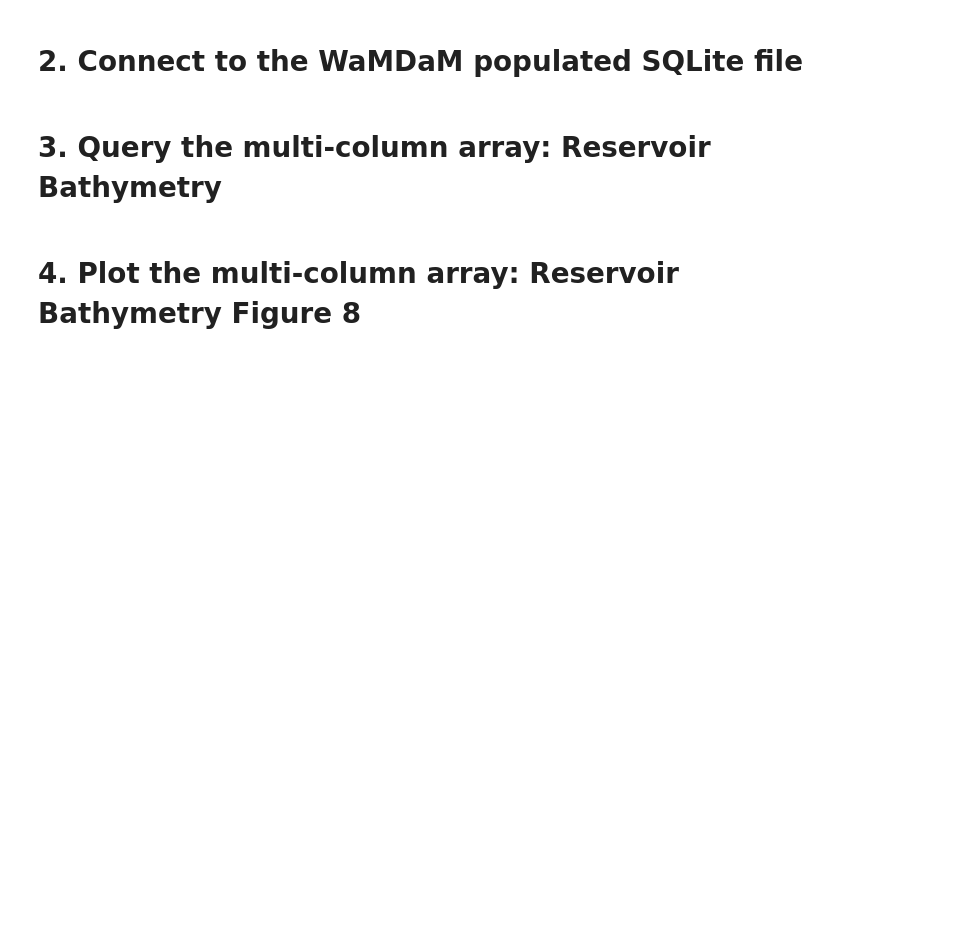
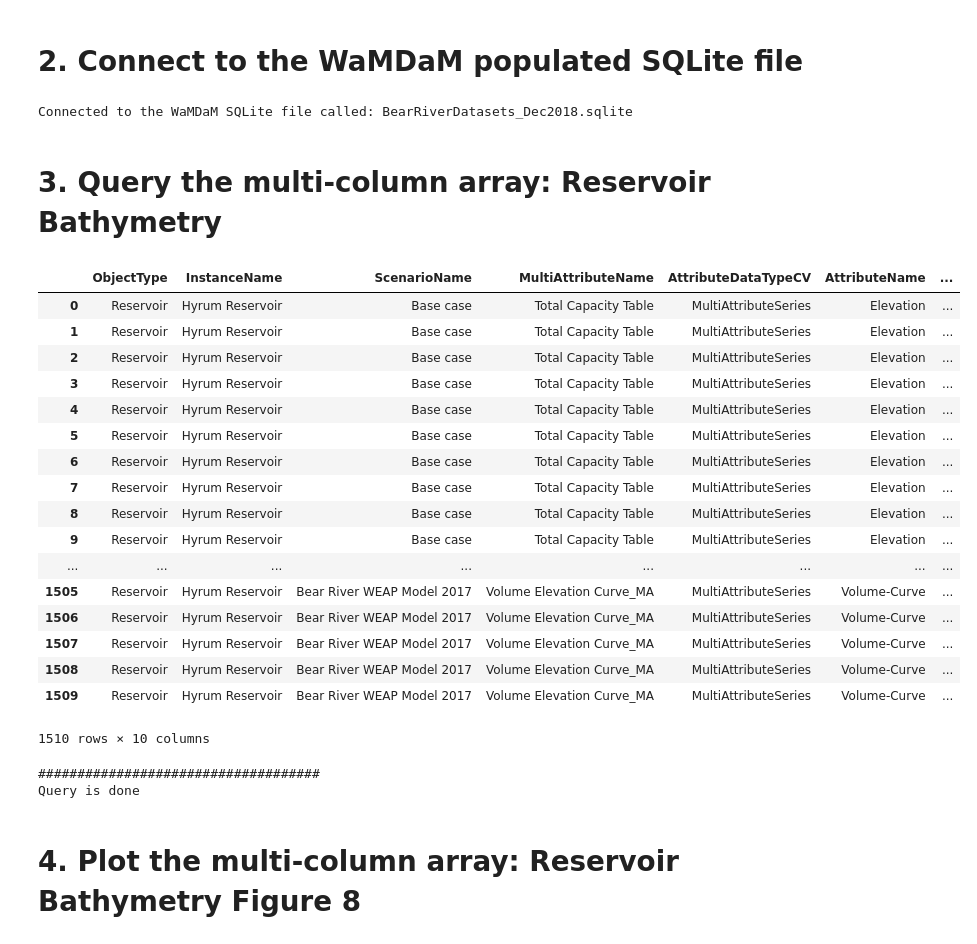
Before and after one commit to WamdamProject/WaMDaM_JupyterNotebooks, a Jupyter notebook: 1_QuerySelect/09_Use_Case_3.3_array_reservoir.ipynb, the cells around one changed output. Saved outputs shown, nothing was run; the diff lists cells and outputs as text; code cells hidden in the pictures; blank space fills up the shorter version.

```diff
--- a/1_QuerySelect/09_Use_Case_3.3_array_reservoir.ipynb
+++ b/1_QuerySelect/09_Use_Case_3.3_array_reservoir.ipynb
@@ -72,13 +74,15 @@ print 'The needed Python libraries have been imported'
 # the SQLite file is published here
 
 
-WaMDaM_SQLite_Name='BearRiverDatasets_August_2018.sqlite'
+WaMDaM_SQLite_Name='BearRiverDatasets_Dec2018.sqlite'
 # WaMDaM_SQLite_Name='replicateWaMDaM.sqlite'
 
 
 conn = sqlite3.connect(WaMDaM_SQLite_Name,timeout=10)
 
 print 'Connected to the WaMDaM SQLite file called'+': '+ WaMDaM_SQLite_Name
+# %% [output]
+Connected to the WaMDaM SQLite file called: BearRiverDatasets_Dec2018.sqlite
 # %% [markdown]
 <a name="QueryBathymetry"></a>
 # 3. Query the multi-column array: Reservoir Bathymetry
@@ -108,16 +112,16 @@ Query_UseCase3_3b_text = urllib.urlopen(Query_UseCase3_3b_URL).read()
 result_df_UseCase3_3b= pd.read_sql_query(Query_UseCase3_3b_text, conn)
 
 # uncomment the below line to see the list of attributes
-# display (result_df_required)
+display (result_df_UseCase3_3b)
 
 
 # Save the datafrom as a csv file into the Jupyter notebook working space
 # result_df_UseCase3_3b.to_csv('UseCases_Results_csv\result_df_UseCase3_3b.csv', index = False)
 
 df=result_df_UseCase3_3b
-# result_df_UseCase3_3b.to_csv('result_df_UseCase3_3b.csv', index = False)
+result_df_UseCase3_3b.to_csv('result_df_UseCase3_3b_Hell.csv', index = False)
 
-# display (df)
+# display (result_df_UseCase3_3b)
 
 
 
@@ -138,33 +142,54 @@ df=result_df_UseCase3_3b
 # 4.3MergeTimeSeriesValues
 Query_UseCase3_3a_URL="""
 https://raw.githubusercontent.com/WamdamProject/WaMDaM_UseCases/master/4_Queries_SQL/UseCase3/UseCase3.3/3_MergeTimeSeriesValues.sql
 
 """
 
 # Read the query text inside the URL
 Query_UseCase3_3a_text = urllib.urlopen(Query_UseCase3_3a_URL).read()
 
 
 # return query result in a pandas data frame
 result_df_UseCase3_3a= pd.read_sql_query(Query_UseCase3_3a_text, conn)
 
 # result_df_UseCase3_3a.to_csv('result_df_UseCase3_3a.csv', index = False)
 
 
 # uncomment the below line to see the list of attributes
 # display (result_df_UseCase3_3a)
 
 
 # Save the datafrom as a csv file into the Jupyter notebook working space
 # result_df_UseCase3_3a.to_csv('UseCases_Results_csv\result_df_UseCase3_3a.csv', index = False)
 
 df2=result_df_UseCase3_3a
 # df2 = df2.to_csv(header=True, index=False).strip('\n').split('\n')
 
 # display (df2)
 
 print '####################################'
 print 'Query is done'
+# %% [output]
+|  | ObjectType | InstanceName | ScenarioName | MultiAttributeName | AttributeDataTypeCV | AttributeName | ... |
+| 0 | Reservoir | Hyrum Reservoir | Base case | Total Capacity Table | MultiAttributeSeries | Elevation | ... |
+| 1 | Reservoir | Hyrum Reservoir | Base case | Total Capacity Table | MultiAttributeSeries | Elevation | ... |
+| 2 | Reservoir | Hyrum Reservoir | Base case | Total Capacity Table | MultiAttributeSeries | Elevation | ... |
+| 3 | Reservoir | Hyrum Reservoir | Base case | Total Capacity Table | MultiAttributeSeries | Elevation | ... |
+| 4 | Reservoir | Hyrum Reservoir | Base case | Total Capacity Table | MultiAttributeSeries | Elevation | ... |
+| 5 | Reservoir | Hyrum Reservoir | Base case | Total Capacity Table | MultiAttributeSeries | Elevation | ... |
+| 6 | Reservoir | Hyrum Reservoir | Base case | Total Capacity Table | MultiAttributeSeries | Elevation | ... |
+| 7 | Reservoir | Hyrum Reservoir | Base case | Total Capacity Table | MultiAttributeSeries | Elevation | ... |
+| 8 | Reservoir | Hyrum Reservoir | Base case | Total Capacity Table | MultiAttributeSeries | Elevation | ... |
+| 9 | Reservoir | Hyrum Reservoir | Base case | Total Capacity Table | MultiAttributeSeries | Elevation | ... |
+| ... | ... | ... | ... | ... | ... | ... | ... |
+| 1505 | Reservoir | Hyrum Reservoir | Bear River WEAP Model 2017 | Volume Elevation Curve_MA | MultiAttributeSeries | Volume-Curve | ... |
+| 1506 | Reservoir | Hyrum Reservoir | Bear River WEAP Model 2017 | Volume Elevation Curve_MA | MultiAttributeSeries | Volume-Curve | ... |
+| 1507 | Reservoir | Hyrum Reservoir | Bear River WEAP Model 2017 | Volume Elevation Curve_MA | MultiAttributeSeries | Volume-Curve | ... |
+| 1508 | Reservoir | Hyrum Reservoir | Bear River WEAP Model 2017 | Volume Elevation Curve_MA | MultiAttributeSeries | Volume-Curve | ... |
+| 1509 | Reservoir | Hyrum Reservoir | Bear River WEAP Model 2017 | Volume Elevation Curve_MA | MultiAttributeSeries | Volume-Curve | ... |
+1510 rows × 10 columns
+####################################
+Query is done
 # %% [markdown]
 <a name="Plot"></a>
 # 4. Plot the multi-column array: Reservoir Bathymetry Figure 8
```
Also changed, not shown: parts of 3 cells of this notebook, 12 other files.
